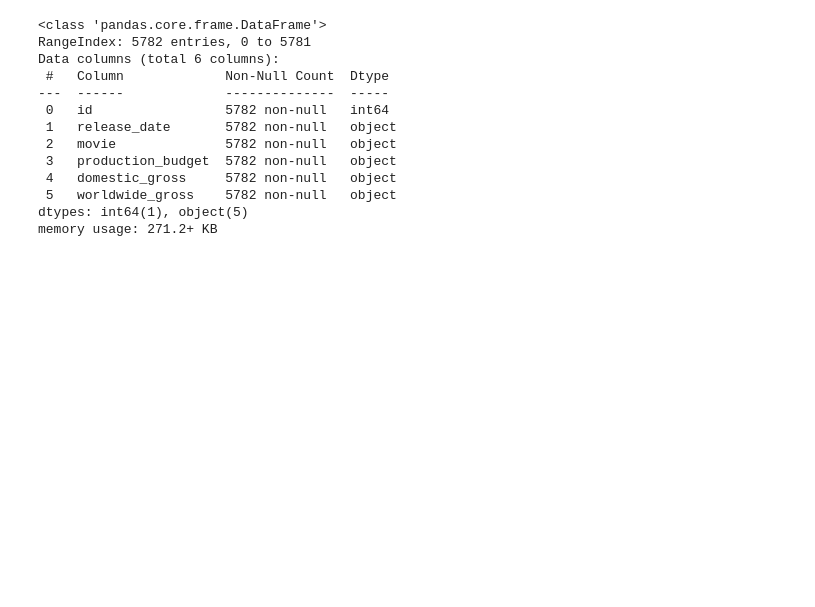
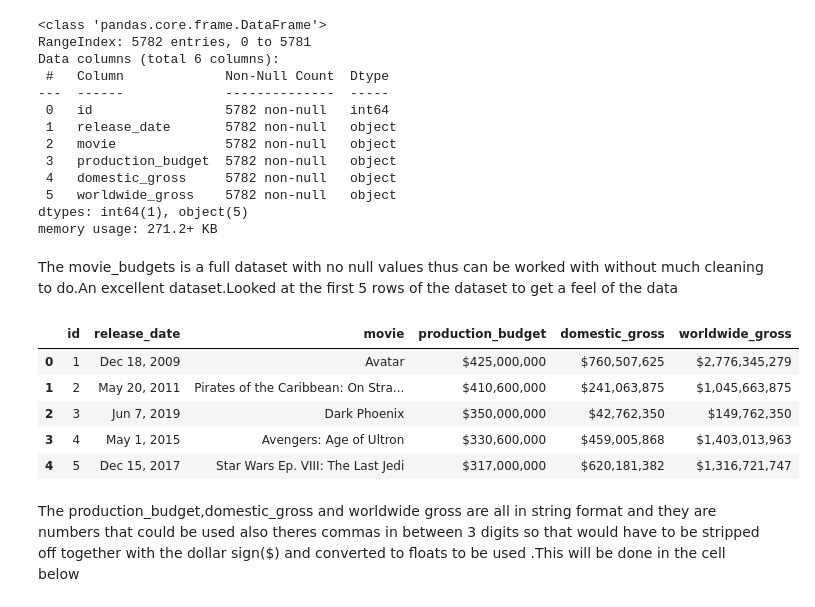
Before and after one commit to GraceRotich/project1-phaseone, a Jupyter notebook: student.ipynb, the cells around one changed output. Drawn from its saved outputs; the diff is of its cells as text; code cells hidden in the pictures; blank space fills up the shorter version.

```diff
--- a/student.ipynb
+++ b/student.ipynb
@@ -220,3 +220,16 @@ Data columns (total 6 columns):
  5   worldwide_gross    5782 non-null   object
 dtypes: int64(1), object(5)
 memory usage: 271.2+ KB
+# %% [markdown]
+The movie_budgets is a full dataset with no null values thus can be worked with without much cleaning to do.An excellent dataset.Looked at the first 5 rows of the dataset to get a feel of the data
+# %%
+movie_budgets.head()
+# %% [output]
+|  | id | release_date | movie | production_budget | domestic_gross | worldwide_gross |
+| 0 | 1 | Dec 18, 2009 | Avatar | $425,000,000 | $760,507,625 | $2,776,345,279 |
+| 1 | 2 | May 20, 2011 | Pirates of the Caribbean: On Stra... | $410,600,000 | $241,063,875 | $1,045,663,875 |
+| 2 | 3 | Jun 7, 2019 | Dark Phoenix | $350,000,000 | $42,762,350 | $149,762,350 |
+| 3 | 4 | May 1, 2015 | Avengers: Age of Ultron | $330,600,000 | $459,005,868 | $1,403,013,963 |
+| 4 | 5 | Dec 15, 2017 | Star Wars Ep. VIII: The Last Jedi | $317,000,000 | $620,181,382 | $1,316,721,747 |
+# %% [markdown]
+The production_budget,domestic_gross and worldwide gross are all in string format and they are numbers that could be used also theres commas in between 3 digits so that would have to be stripped off together with the dollar sign($) and converted to floats to be used .This will be done in the cell below
```
Also changed, not shown: parts of 6 cells of this notebook.
